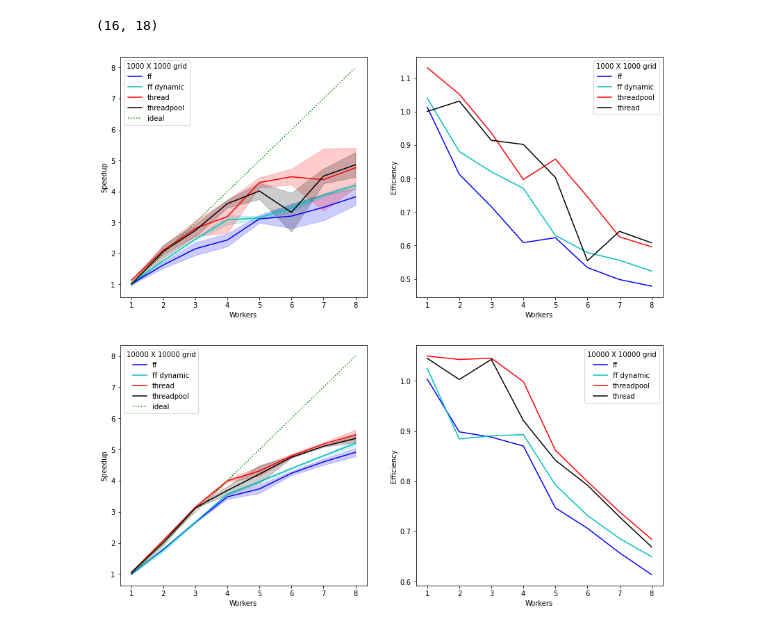
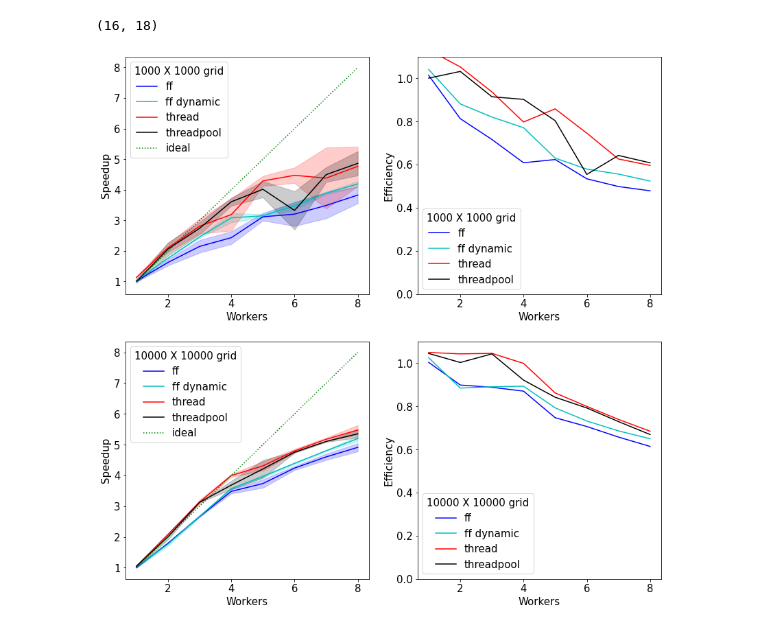
Before and after one commit to michelebersani/ParallellizedGameOfLife, a Jupyter notebook: code/plots.ipynb, the cells around one changed output. Drawn from its saved outputs; the diff is of its cells as text; code cells hidden in the pictures.

```diff
--- a/code/plots.ipynb
+++ b/code/plots.ipynb
@@ -17,7 +17,7 @@ for s in sides:
         times = np.array([int(t) for t in times])
         times = times*1e-6
         seq_times[s] = round(times.mean(), 4)
-names = ["ff", "poolff", "thread", "new_thrp"]
+names = ["ff", "poolff", "thread", "threadpool"]
 for s in itertools.product(sides,nws):
     row = [s[0],s[1]]
     seq_time = seq_times[s[0]]
@@ -40,36 +40,38 @@ print(df.shape)
 (16, 18)
 # %%
 import matplotlib.pyplot as plt
-
+plt.rcParams.update({'font.size': 15})
 fig, axs = plt.subplots(len(sides), 2, figsize=(14,14))
 
 for i, s in enumerate(sides):
 
     small_df = df.loc[df['side'] == s]
     axs[i,0].plot(small_df['workers'], small_df['ff_speedup_mean'], 'b-', label='ff')
     axs[i,0].fill_between(small_df['workers'], small_df['ff_speedup_mean'] + small_df['ff_speedup_std'], small_df['ff_speedup_mean'] - small_df['ff_speedup_std'], color='b', alpha=0.2)
     axs[i,0].plot(small_df['workers'], small_df['ff_pool_speedup_mean'], 'c-', label='ff dynamic')
     axs[i,0].fill_between(small_df['workers'], small_df['ff_pool_speedup_mean'] + small_df['ff_pool_speedup_std'], small_df['ff_pool_speedup_mean'] - small_df['ff_pool_speedup_std'], color='c', alpha=0.2)
     axs[i,0].plot(small_df['workers'], small_df['thread_speedup_mean'], 'r-', label='thread')
     axs[i,0].fill_between(small_df['workers'], small_df['thread_speedup_mean'] + small_df['thread_speedup_std'], small_df['thread_speedup_mean'] - small_df['thread_speedup_std'], color='r', alpha=0.2)
     axs[i,0].plot(small_df['workers'], small_df['threadpool_speedup_mean'], 'k-', label='threadpool')
     axs[i,0].fill_between(small_df['workers'], small_df['threadpool_speedup_mean'] + small_df['threadpool_speedup_std'], small_df['threadpool_speedup_mean'] - small_df['threadpool_speedup_std'], color='k', alpha=0.2)
     axs[i,0].plot(small_df['workers'], small_df['workers'], 'g:', label='ideal')
     axs[i,0].set_ylabel('Speedup')
     axs[i,0].set_xlabel('Workers')
     axs[i,0].legend(title=f'{s} X {s} grid')
 
     axs[i,1].plot(small_df['workers'], small_df['ff_speedup_mean']/small_df['workers'], 'b-', label='ff')
     axs[i,1].plot(small_df['workers'], small_df['ff_pool_speedup_mean']/small_df['workers'], 'c-', label='ff dynamic')
-    axs[i,1].plot(small_df['workers'], small_df['thread_speedup_mean']/small_df['workers'], 'r-', label='threadpool')
-    axs[i,1].plot(small_df['workers'], small_df['threadpool_speedup_mean']/small_df['workers'], 'k-', label='thread')
+    axs[i,1].plot(small_df['workers'], small_df['thread_speedup_mean']/small_df['workers'], 'r-', label='thread')
+    axs[i,1].plot(small_df['workers'], small_df['threadpool_speedup_mean']/small_df['workers'], 'k-', label='threadpool')
     axs[i,1].set_ylabel('Efficiency')
     axs[i,1].set_xlabel('Workers')
     axs[i,1].legend(title=f'{s} X {s} grid')
+axs[0,1].set_ylim(0, 1.1)
+axs[1,1].set_ylim(0, 1.1)
 
 
-#axs[0,0].set_ylim(-1, 50)
-#axs[1,0].set_ylim(-1, 200)
+#axs[0,0].set_ylim(-1, 30)
+#axs[1,0].set_ylim(-1, 150)
 plt.show()
 # %% [output]
-[figure, old version]
+[figure, new version]
```
Also changed, not shown: 10 other files.
